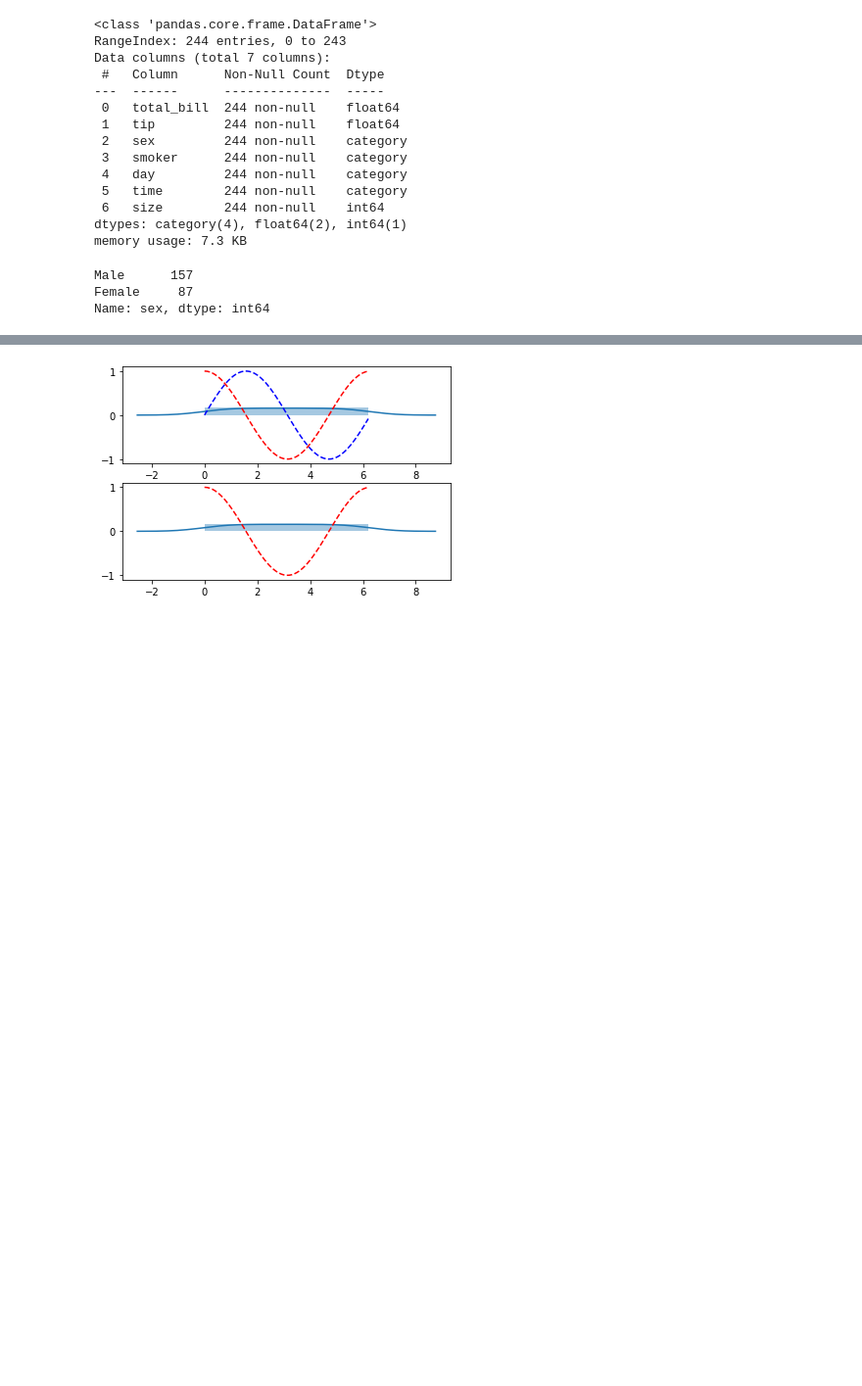
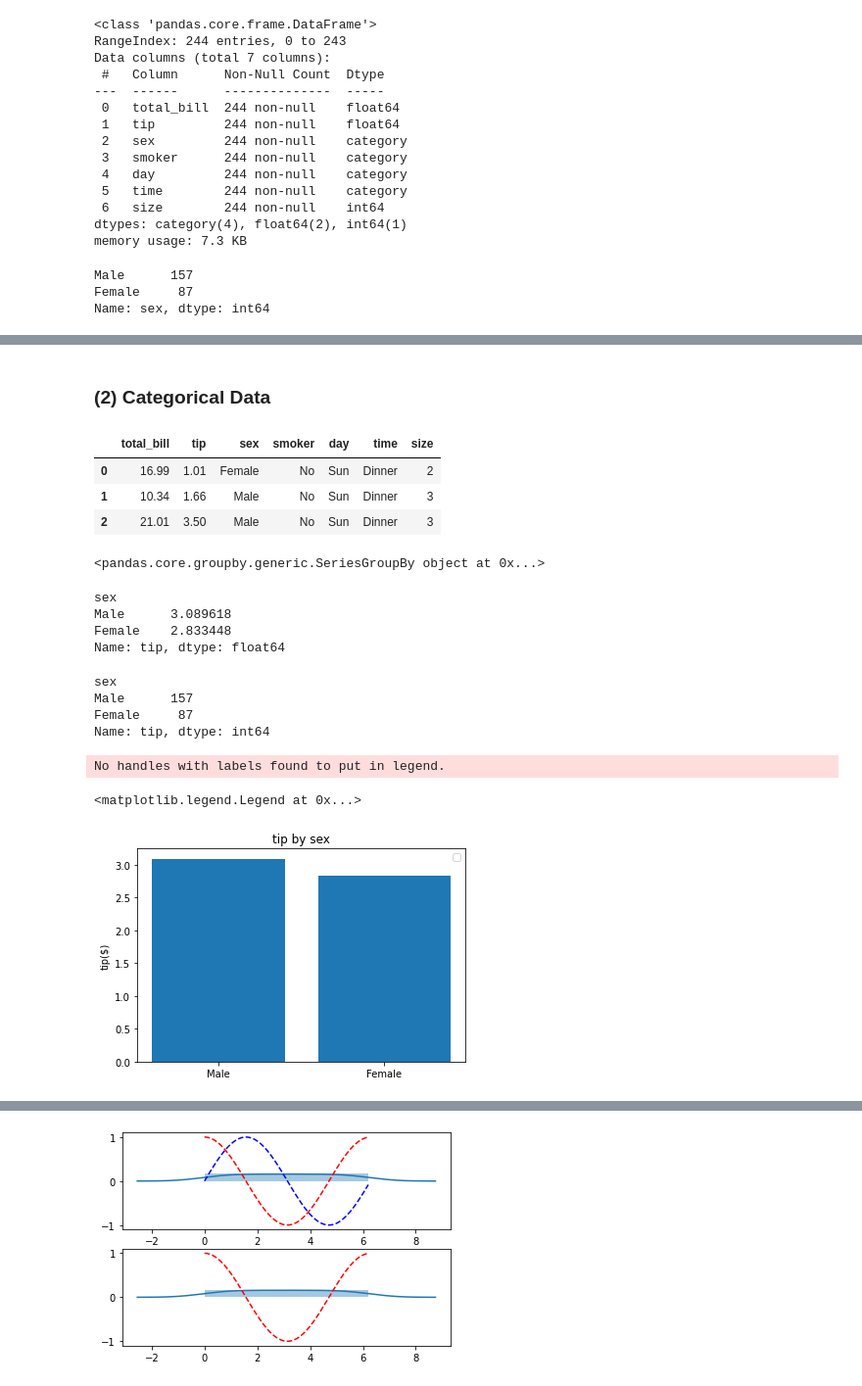
Before and after one commit to hwan141592/WILT, a Jupyter notebook: AIFFEL_12_VIZ.ipynb, the cells around one changed output, grey strips where cells are left out. Shown at 98% size. Saved outputs shown, nothing was run; the diff lists cells and outputs as text; code cells hidden in the pictures; blank space fills up the shorter version.

```diff
--- a/AIFFEL_12_VIZ.ipynb
+++ b/AIFFEL_12_VIZ.ipynb
@@ -327,0 +352,46 @@ df['sex'].value_counts()
+# %% [markdown]
+### (2) Categorical Data
+# %%
+import pandas as pd
+import seaborn as sns
+tips = sns.load_dataset("tips")
+df = pd.DataFrame(tips)
+df.head(3)
+# %% [output]
+|  | total_bill | tip | sex | smoker | day | time | size |
+| 0 | 16.99 | 1.01 | Female | No | Sun | Dinner | 2 |
+| 1 | 10.34 | 1.66 | Male | No | Sun | Dinner | 3 |
+| 2 | 21.01 | 3.50 | Male | No | Sun | Dinner | 3 |
+# %%
+grouped = df['tip'].groupby(df['sex'])
+grouped
+# %% [output]
+<pandas.core.groupby.generic.SeriesGroupBy object at 0x...>
+# %%
+grouped.mean()
+# %% [output]
+sex
+Male      3.089618
+Female    2.833448
+Name: tip, dtype: float64
+# %%
+grouped.size()
+# %% [output]
+sex
+Male      157
+Female     87
+Name: tip, dtype: int64
+# %%
+import numpy as np
+sex = dict(grouped.mean())
+x = list(sex.keys())
+y = list(sex.values())
+
+plt.bar(x,y)
+plt.ylabel('tip($)')
+plt.title('tip by sex')
+plt.legend()
+# %% [output]
+No handles with labels found to put in legend.
+<matplotlib.legend.Legend at 0x...>
+[figure, added]
```
Also changed, not shown: parts of 55 cells of this notebook.
